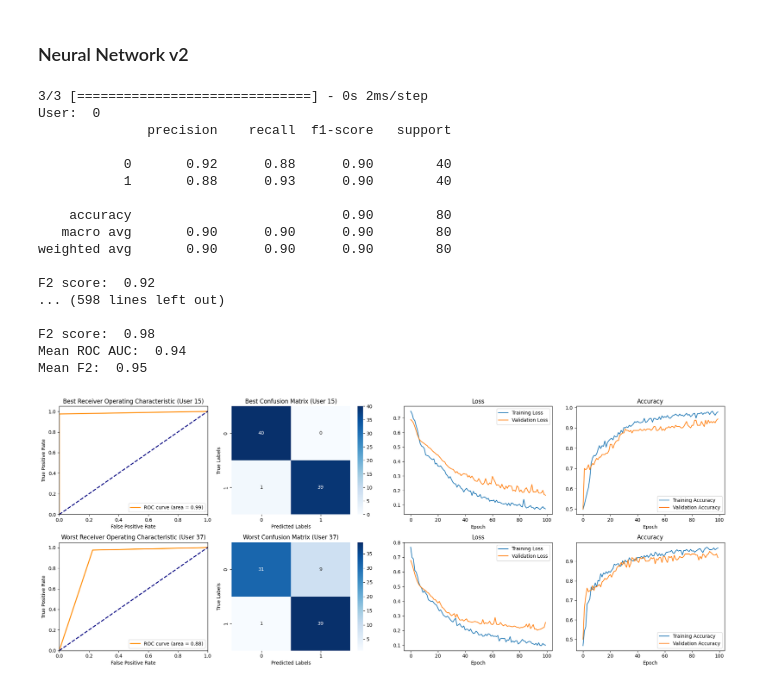
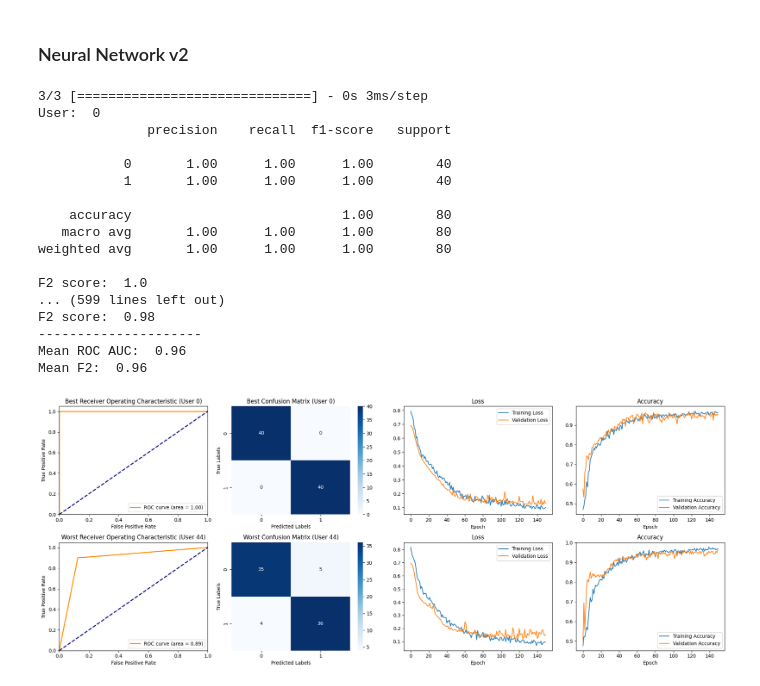
Before and after one commit to zuza571/Biometrics, a Jupyter notebook: Keystroke/keystrokeDynamics.ipynb, the cells around one changed output. Saved outputs shown, nothing was run; the diff lists cells and outputs as text; code cells hidden in the pictures.

```diff
--- a/Keystroke/keystrokeDynamics.ipynb
+++ b/Keystroke/keystrokeDynamics.ipynb
@@ -866,18 +866,17 @@ for i in range(num_classes):
 
     model = Sequential()
 
-    # Mean ROC AUC:  0.94
-    # Mean F2:  0.95
     model.add(Dense(20, input_dim=31, activation='relu')) # input layer - input_dim = number of features
-    model.add(Dense(30, activation='relu'))
-    model.add(Dropout(0.3))
-    model.add(Dense(40, activation='sigmoid'))
+    model.add(Dropout(0.2))
+    model.add(Dense(50, activation='relu'))
     model.add(Dropout(0.5))
+    model.add(Dense(60, activation='sigmoid'))
+    model.add(Dropout(0.6))
     model.add(Dense(1, activation='sigmoid')) # output layer - 1 neuron as it is binary classification
 
     model.compile(optimizer='adam', loss='binary_crossentropy', metrics=['accuracy'])
 
-    history = model.fit(X_train, y_train, validation_data=(X_val, y_val), batch_size=16, epochs=100, verbose=0)
+    history = model.fit(X_train, y_train, validation_data=(X_val, y_val), batch_size=16, epochs=150, verbose=0) # 125-130 epok f2 96, roc 95
     history_list.append(history)
 
     predictions = model.predict(X_test)
@@ -931,6 +930,7 @@ for i in range(num_classes):
 mean_roc_auc /= num_classes
 mean_f2_score /= num_classes
 
+print('---------------------')
 print("Mean ROC AUC: ", round(mean_roc_auc, 2))
 print("Mean F2: ", round(mean_f2_score, 2))
 
@@ -978,42 +978,42 @@ plt.legend(loc="lower right")
 
 plt.sca(axes[1, 1])
 sns.heatmap(worst_cm, annot=True, fmt='d', cmap='Blues')
 plt.xlabel('Predicted Labels')
 plt.ylabel('True Labels')
 plt.title(f'Worst Confusion Matrix (User {worst_user})')
 
 plt.sca(axes[1, 2])
 plt.plot(worst_history.history['loss'], label='Training Loss')
 plt.plot(worst_history.history['val_loss'], label='Validation Loss')
 plt.title('Loss')
 plt.xlabel('Epoch')
 plt.legend()
 
 plt.sca(axes[1, 3])
 plt.plot(worst_history.history['accuracy'], label='Training Accuracy')
 plt.plot(worst_history.history['val_accuracy'], label='Validation Accuracy')
 plt.title('Accuracy')
 plt.xlabel('Epoch')
 plt.legend()
 
 plt.tight_layout()
 plt.show()
 # %% [output]
-3/3 [==============================] - 0s 2ms/step
+3/3 [==============================] - 0s 3ms/step
 User:  0
               precision    recall  f1-score   support
 
-           0       0.92      0.88      0.90        40
-           1       0.88      0.93      0.90        40
+           0       1.00      1.00      1.00        40
+           1       1.00      1.00      1.00        40
 
-    accuracy                           0.90        80
-   macro avg       0.90      0.90      0.90        80
-weighted avg       0.90      0.90      0.90        80
+    accuracy                           1.00        80
+   macro avg       1.00      1.00      1.00        80
+weighted avg       1.00      1.00      1.00        80
 
-F2 score:  0.92
-... (598 lines left out)
-
+F2 score:  1.0
+... (599 lines left out)
 F2 score:  0.98
-Mean ROC AUC:  0.94
-Mean F2:  0.95
+---------------------
+Mean ROC AUC:  0.96
+Mean F2:  0.96
-[figure, old version]
+[figure, new version]
```
Also changed, not shown: 1 other file.
